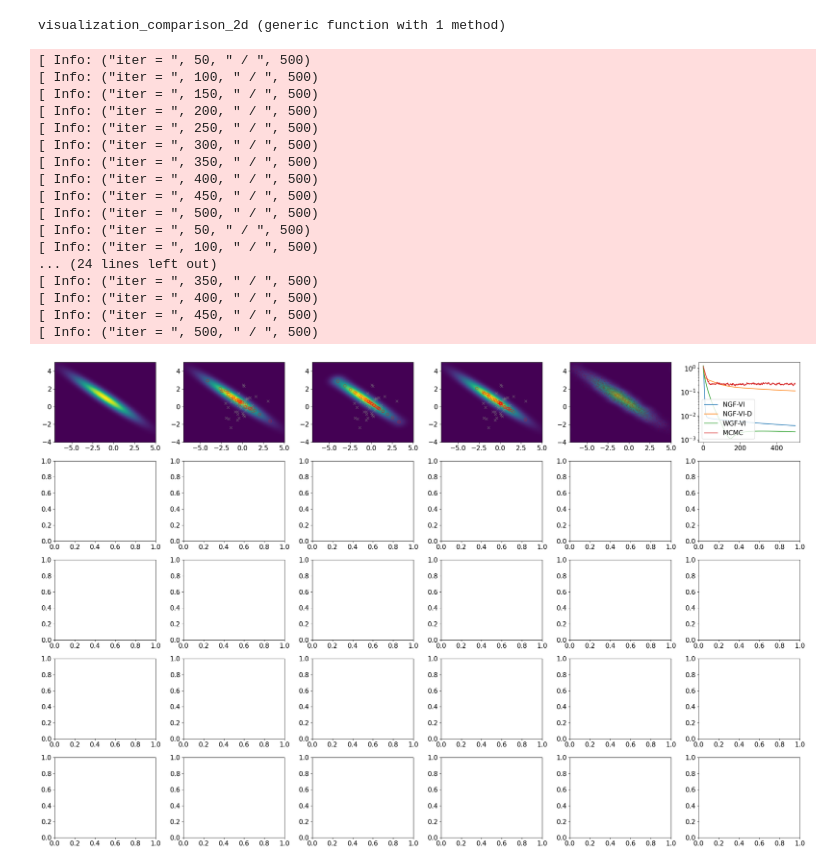
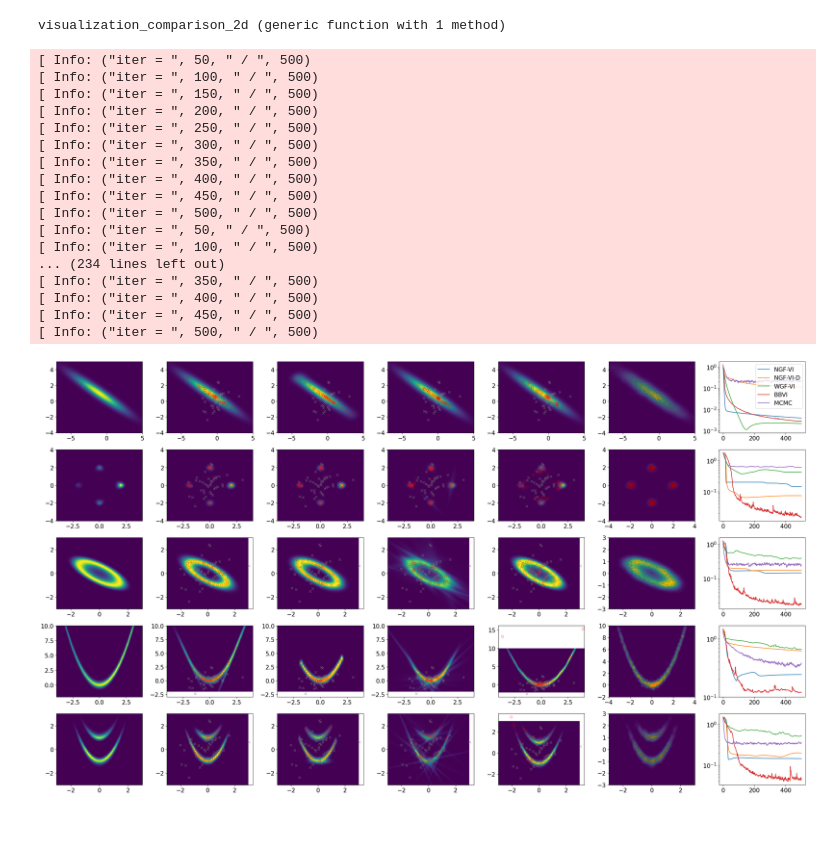
Before and after one commit to Baojun-Che/Bayesian-Inverse-Problems, a Jupyter notebook: Derivative-Free-Variational-Inference/MultiModal-Comparison-2D.ipynb, the cells around one changed output. Saved outputs shown, nothing was run; the diff lists cells and outputs as text; code cells hidden in the pictures; blank space fills up the shorter version.

```diff
--- a/Derivative-Free-Variational-Inference/MultiModal-Comparison-2D.ipynb
+++ b/Derivative-Free-Variational-Inference/MultiModal-Comparison-2D.ipynb
@@ -143,9 +159,12 @@ end
 # %% [output]
 visualization_comparison_2d (generic function with 1 method)
 # %%
-N_modes = 40
-N_ens= 1000
-fig, ax = PyPlot.subplots(nrows=5, ncols=6, sharex=false, sharey=false, figsize=(25,16))
+N_modes = 40 # number of modes in Gaussian mixture
+N_ens= 1000 # number of paticles in MCMC
+N_bbvi_sample = 50 # number of samples to compute expectation using Monte Carlo in BBVI
+
+
+fig, ax = PyPlot.subplots(nrows=5, ncols=7, sharex=false, sharey=false, figsize=(28,16))
 
 
 Random.seed!(111);
@@ -163,14 +182,14 @@ for j = 1:N_ens
     ens_0[:,j]  = rand(MvNormal(zeros(N_x), Σ0)) + μ0
 end
 
-N_iter = 500
-Nx, Ny = 200,200
+N_iter = 200
+Nx, Ny = 100,100
 
 
 
 ση = 1.0
 Gtype = "Gaussian"
-dt1 = dt3 = 0.5
+dt1 = dt3 = dt4 = 0.5
 dt2 = 1.4e-1
 A = [1.0 1.0; 1.0 2.0]
 y = [0.0; 1.0; zeros(N_x-2)]
@@ -178,20 +197,22 @@ func_args = (y, ση, A , Gtype)
 func_F(x) = F(x, func_args)
 func_dPhi(x) = dPhi(x, func_args)
 func_prob(x)=exp(logrho(x, func_args))
+func_Phi(x)= -logrho(x, func_args)
 
 obj_NGFlow = Gaussian_mixture_NGFVI(func_dPhi,nothing, x0_w, x0_mean, xx0_cov; diagonal_covariance = false, N_iter = N_iter, dt = dt1)[1]
 obj_NGFlow_D = Gaussian_mixture_NGFVI(func_dPhi,nothing, x0_w, x0_mean, xx0_cov; diagonal_covariance = true, N_iter = N_iter, dt = dt3)[1]
 obj_GMWVI = Gaussian_mixture_WGFVI(func_dPhi, x0_w, x0_mean, xx0_cov; N_iter = N_iter, dt = dt2, Hessian_correct_GM=Hessian_correct_GM)[1]
+obj_BBVI = Gaussian_mixture_BBVI(func_Phi, x0_w, x0_mean, xx0_cov; N_iter = N_iter, dt = dt4, N_ens=N_bbvi_sample)
 ens_MCMC=Run_StretchMove(ens_0,func_prob; output="History", N_iter=N_iter)
 
-visualization_comparison_2d(ax[1,:], obj_NGFlow, obj_NGFlow_D, obj_GMWVI, ens_MCMC ; Nx = Nx, Ny = Ny, x_lim=[-7.0, 5.0], y_lim=[-4.0, 5.0], func_F=func_F,
+visualization_comparison_2d(ax[1,:], obj_NGFlow, obj_NGFlow_D, obj_GMWVI, obj_BBVI, ens_MCMC ; Nx = Nx, Ny = Ny, x_lim=[-7.0, 5.0], y_lim=[-4.0, 5.0], func_F=func_F,
     bandwidth=(0.32,0.22), make_label=true,  N_iter= N_iter)
 
-#=
+
 
 ση = 1.0
 Gtype = "Four_modes"
-dt1 = dt3 = 0.5
+dt1 = dt3 = dt4 = 0.5
 dt2 = 5e-3
 y = [4.2297; 4.2297; 0.5; 0.0; zeros(N_x-2)]
 func_args = (y, ση, 0, Gtype)
@@ -202,16 +223,17 @@ func_prob(x)=exp(logrho(x, func_args))
 obj_NGFlow = Gaussian_mixture_NGFVI(func_dPhi,nothing, x0_w, x0_mean, xx0_cov; diagonal_covariance = false, N_iter = N_iter, dt = dt1)[1]
 obj_NGFlow_D = Gaussian_mixture_NGFVI(func_dPhi,nothing, x0_w, x0_mean, xx0_cov; diagonal_covariance = true, N_iter = N_iter, dt = dt3)[1]
 obj_GMWVI = Gaussian_mixture_WGFVI(func_dPhi, x0_w, x0_mean, xx0_cov; N_iter = N_iter, dt = dt2, Hessian_correct_GM=Hessian_correct_GM)[1]
+obj_BBVI = Gaussian_mixture_BBVI(func_Phi, x0_w, x0_mean, xx0_cov; N_iter = N_iter, dt = dt4, N_ens=N_bbvi_sample)
 ens_MCMC=Run_StretchMove(ens_0,func_prob; output="History", N_iter=N_iter)
 
-visualization_comparison_2d(ax[2,:],  obj_NGFlow, obj_NGFlow_D, obj_GMWVI, ens_MCMC ; Nx = Nx, Ny = Ny, x_lim=[-4.0, 4.0], y_lim=[-4, 4], func_F=func_F,
+visualization_comparison_2d(ax[2,:],  obj_NGFlow, obj_NGFlow_D, obj_GMWVI, obj_BBVI, ens_MCMC ; Nx = Nx, Ny = Ny, x_lim=[-4.0, 4.0], y_lim=[-4, 4], func_F=func_F,
     bandwidth=(0.14,0.14), make_label=false,  N_iter= N_iter)
 
 
 
 ση = [0.5; ones(N_x-2)]
 Gtype = "Circle"
-dt1 = dt3 = 0.5
+dt1 = dt3 = dt4 = 0.5
 dt2 = 5e-3
 A = [1.0 1.0; 1.0 2.0]
 y = [1.0; zeros(N_x-2)]
@@ -223,16 +245,17 @@ func_prob(x)=exp(logrho(x, func_args))
 obj_NGFlow = Gaussian_mixture_NGFVI(func_dPhi,nothing, x0_w, x0_mean, xx0_cov; diagonal_covariance = false, N_iter = N_iter, dt = dt1)[1]
 obj_NGFlow_D = Gaussian_mixture_NGFVI(func_dPhi,nothing, x0_w, x0_mean, xx0_cov; diagonal_covariance = true, N_iter = N_iter, dt = dt3)[1]
 obj_GMWVI = Gaussian_mixture_WGFVI(func_dPhi, x0_w, x0_mean, xx0_cov; N_iter = N_iter, dt = dt2, Hessian_correct_GM=Hessian_correct_GM)[1]
+obj_BBVI = Gaussian_mixture_BBVI(func_Phi, x0_w, x0_mean, xx0_cov; N_iter = N_iter, dt = dt4, N_ens=N_bbvi_sample)
 ens_MCMC=Run_StretchMove(ens_0,func_prob; output="History", N_iter=N_iter)
 
-visualization_comparison_2d(ax[3,:], obj_NGFlow, obj_NGFlow_D, obj_GMWVI, ens_MCMC ; Nx = Nx, Ny = Ny, x_lim=[-3.0, 3.0], y_lim=[-3.0, 3.0], func_F=func_F,
+visualization_comparison_2d(ax[3,:], obj_NGFlow, obj_NGFlow_D, obj_GMWVI, obj_BBVI, ens_MCMC ; Nx = Nx, Ny = Ny, x_lim=[-3.0, 3.0], y_lim=[-3.0, 3.0], func_F=func_F,
     bandwidth=(0.20,0.14), make_label=false,  N_iter= N_iter)
 
 
 
 ση = [sqrt(10.0); sqrt(10.0); ones(N_x-2)]
 Gtype = "Banana"
-dt1 = dt3 = 0.5
+dt1 = dt3 = dt4 = 0.5
 dt2 = 4e-3
 λ = 10.0
 y = [0.0; 1.0; zeros(N_x-2)]
@@ -244,16 +267,17 @@ func_prob(x)=exp(logrho(x, func_args))
 obj_NGFlow = Gaussian_mixture_NGFVI(func_dPhi,nothing, x0_w, x0_mean, xx0_cov; diagonal_covariance = false, N_iter = N_iter, dt = dt1)[1]
 obj_NGFlow_D = Gaussian_mixture_NGFVI(func_dPhi,nothing, x0_w, x0_mean, xx0_cov; diagonal_covariance = true, N_iter = N_iter, dt = dt3)[1]
 obj_GMWVI = Gaussian_mixture_WGFVI(func_dPhi, x0_w, x0_mean, xx0_cov; N_iter = N_iter, dt = dt2, Hessian_correct_GM=Hessian_correct_GM)[1]
+obj_BBVI = Gaussian_mixture_BBVI(func_Phi, x0_w, x0_mean, xx0_cov; N_iter = N_iter, dt = dt4, N_ens=N_bbvi_sample)
 ens_MCMC=Run_StretchMove(ens_0,func_prob; output="History", N_iter=N_iter)
 
-visualization_comparison_2d(ax[4,:], obj_NGFlow, obj_NGFlow_D, obj_GMWVI, ens_MCMC ; Nx = Nx, Ny = Ny, x_lim=[-4.0, 4.0], y_lim=[-2.0, 10.0], func_F=func_F,
+visualization_comparison_2d(ax[4,:], obj_NGFlow, obj_NGFlow_D, obj_GMWVI, obj_BBVI, ens_MCMC ; Nx = Nx, Ny = Ny, x_lim=[-4.0, 4.0], y_lim=[-2.0, 10.0], func_F=func_F,
     bandwidth=(0.06,0.11), make_label=false,  N_iter= N_iter)
 
 
 
 ση = [0.3; 1.0; 1.0; ones(N_x-2)]
 Gtype = "Double_banana"
-dt1 = dt3 = 0.5
+dt1 = dt3 = dt4 = 0.5
 dt2 = 8e-4
 λ = 100.0
 y = [log(λ+1); 0.0; 0.0; zeros(N_x-2)]
@@ -261,35 +285,36 @@ func_args = (y, ση, λ , Gtype)
 func_F(x) = F(x, func_args)
 func_dPhi(x) = dPhi(x, func_args)
 func_prob(x)=exp(logrho(x, func_args))
 
 obj_NGFlow = Gaussian_mixture_NGFVI(func_dPhi, nothing, x0_w, x0_mean, xx0_cov; diagonal_covariance = false, N_iter = N_iter, dt = dt1)[1]
 obj_NGFlow_D = Gaussian_mixture_NGFVI(func_dPhi, nothing, x0_w, x0_mean, xx0_cov; diagonal_covariance = true, N_iter = N_iter, dt = dt3)[1]
 obj_GMWVI = Gaussian_mixture_WGFVI(func_dPhi, x0_w, x0_mean, xx0_cov; N_iter = N_iter, dt = dt2, Hessian_correct_GM=Hessian_correct_GM)[1]
+obj_BBVI = Gaussian_mixture_BBVI(func_Phi, x0_w, x0_mean, xx0_cov; N_iter = N_iter, dt = dt4, N_ens=N_bbvi_sample)
 ens_MCMC=Run_StretchMove(ens_0,func_prob; output="History", N_iter=N_iter)
 
-visualization_comparison_2d(ax[5,:], obj_NGFlow, obj_NGFlow_D, obj_GMWVI, ens_MCMC ; Nx = Nx, Ny = Ny, x_lim=[-3.0, 3.0], y_lim=[-3.0, 3.0], func_F=func_F,
+visualization_comparison_2d(ax[5,:], obj_NGFlow, obj_NGFlow_D, obj_GMWVI, obj_BBVI, ens_MCMC ; Nx = Nx, Ny = Ny, x_lim=[-3.0, 3.0], y_lim=[-3.0, 3.0], func_F=func_F,
     bandwidth=(0.06,0.11), make_label=false,  N_iter= N_iter)
 
-=#
+
 
 fig.tight_layout()
-#fig.savefig("MultiModal-Comparison-2D.pdf")
+fig.savefig("MultiModal-Comparison-2D.pdf")
 # %% [output]
 [ Info: ("iter = ", 50, " / ", 500)
 [ Info: ("iter = ", 100, " / ", 500)
 [ Info: ("iter = ", 150, " / ", 500)
 [ Info: ("iter = ", 200, " / ", 500)
 [ Info: ("iter = ", 250, " / ", 500)
 [ Info: ("iter = ", 300, " / ", 500)
 [ Info: ("iter = ", 350, " / ", 500)
 [ Info: ("iter = ", 400, " / ", 500)
 [ Info: ("iter = ", 450, " / ", 500)
 [ Info: ("iter = ", 500, " / ", 500)
 [ Info: ("iter = ", 50, " / ", 500)
 [ Info: ("iter = ", 100, " / ", 500)
-... (24 lines left out)
+... (234 lines left out)
 [ Info: ("iter = ", 350, " / ", 500)
 [ Info: ("iter = ", 400, " / ", 500)
 [ Info: ("iter = ", 450, " / ", 500)
 [ Info: ("iter = ", 500, " / ", 500)
-[figure, old version]
+[figure, new version]
```
Also changed, not shown: parts of 2 cells of this notebook, 2 other files.
